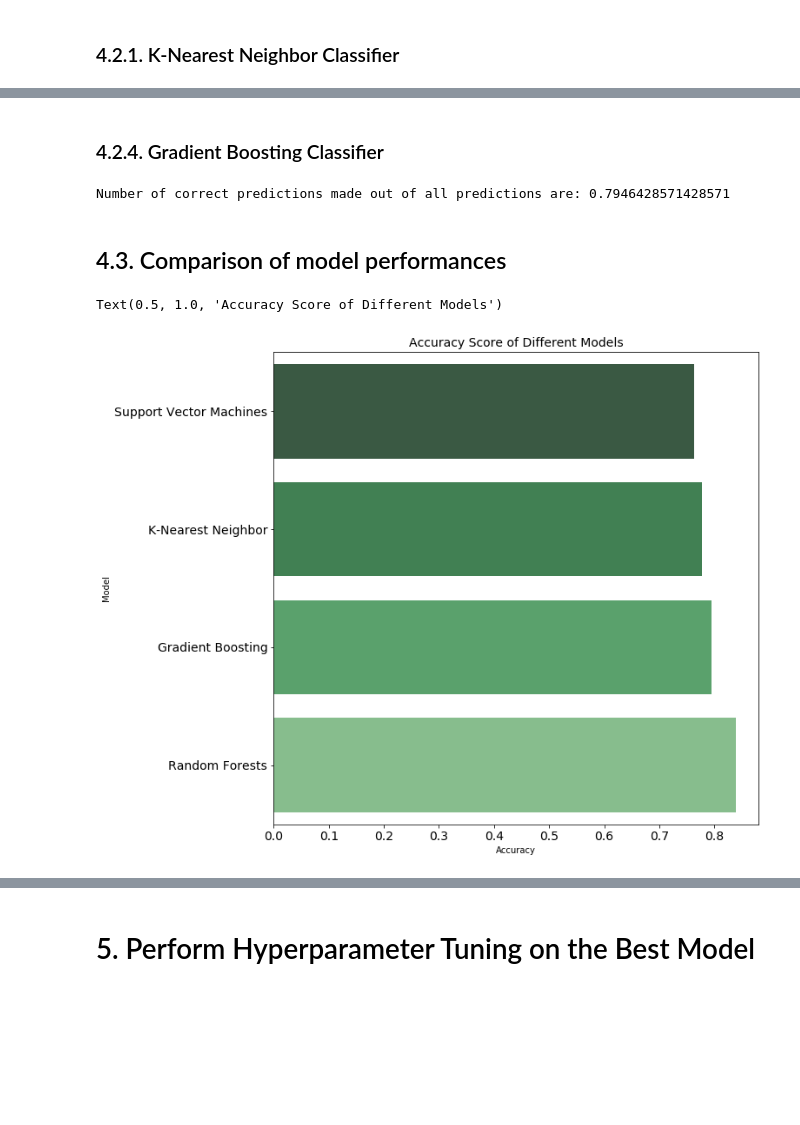
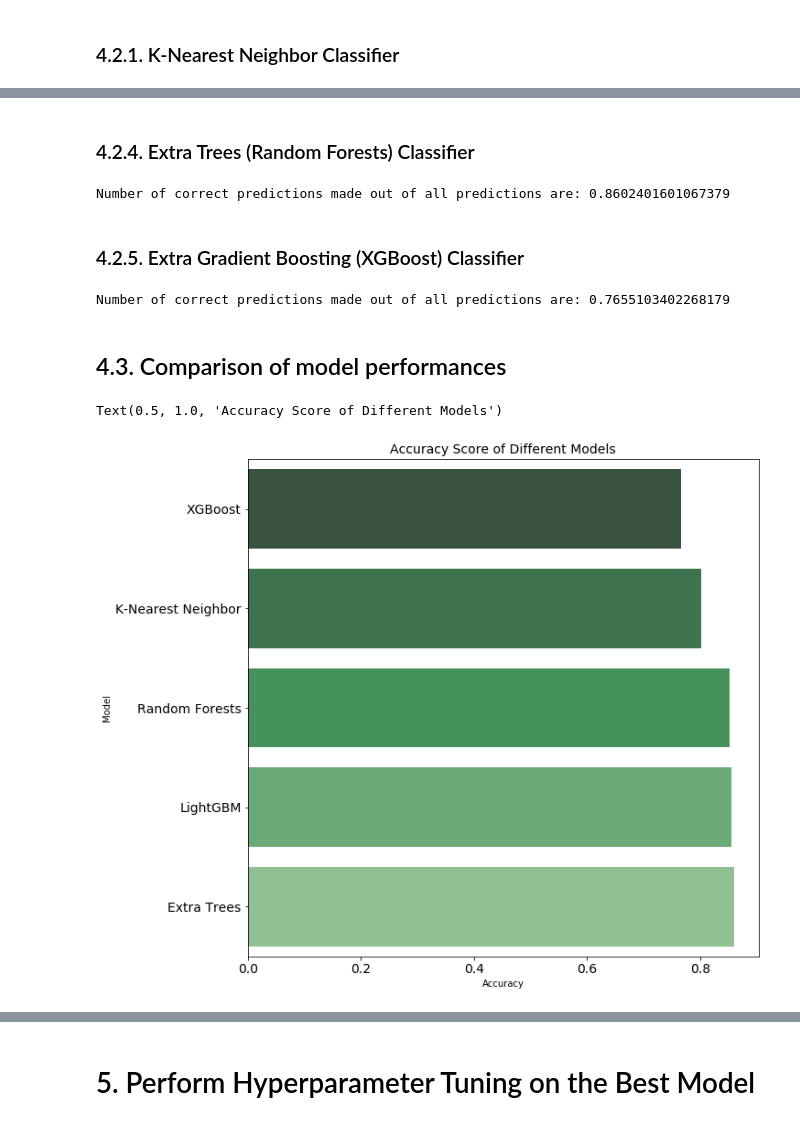
Before and after one commit to cereniyim/Customer-Segmentation-Unsupervised-ML-Model, a Jupyter notebook: Tree-Classification-ML-Model/fantastic-trees-where-to-find-how-to-detect-them.ipynb, the cells around one changed output, grey strips where cells are left out. Cells and saved outputs as stored; diff of their text form; code cells hidden in the pictures; blank space fills up the shorter version.

```diff
--- a/Tree-Classification-ML-Model/fantastic-trees-where-to-find-how-to-detect-them.ipynb
+++ b/Tree-Classification-ML-Model/fantastic-trees-where-to-find-how-to-detect-them.ipynb
@@ -445,4 +605,4 @@ Recall that Hillshade columns are collinear, looking at the above dataframe of c
 # %%
-trees_training = trees_w_numeric_soil.drop(columns=["Hillshade_9am", "Cover_Type"])
+trees_training = trees_w_numeric_soil[all_features]
 labels_training = trees_w_numeric_soil["Cover_Type"].as_matrix()
 # %% [markdown]
@@ -537,6 +699,6 @@ Number of correct predictions made out of all predictions are: 0.776785714285714
 # %%
 # create model apply fit_evaluate_model
-svm_classifier = SVC()
-svm_accuracy = fit_evaluate_model(svm_classifier, X_train_scaled, y_train, X_valid_scaled, y_valid)
-print("Number of correct predictions made out of all predictions are:", svm_accuracy)
+lgbm_classifier = LGBMClassifier()
+lgbm_accuracy = fit_evaluate_model(lgbm_classifier, X_train_scaled, y_train, X_valid_scaled, y_valid)
+print("Number of correct predictions made out of all predictions are:", lgbm_accuracy)
 # %% [output]
@@ -553,30 +715,39 @@ Number of correct predictions made out of all predictions are: 0.838293650793650
+# %% [markdown]
+### 4.2.4. Extra Trees (Random Forests) Classifier
+# %%
+# create model apply fit_evaluate_model
+xrf_classifier = ExtraTreesClassifier()
+xrf_accuracy = fit_evaluate_model(xrf_classifier, X_train, y_train, X_valid, y_valid)
+print("Number of correct predictions made out of all predictions are:", xrf_accuracy)
+# %% [output]
+Number of correct predictions made out of all predictions are: 0.8602401601067379
 # %% [markdown]
-### 4.2.4. Gradient Boosting Classifier
+### 4.2.5. Extra Gradient Boosting (XGBoost) Classifier
 # %%
 # create model apply fit_evaluate_model
-gb_classifier = GradientBoostingClassifier()
-gb_accuracy = fit_evaluate_model(gb_classifier, X_train, y_train, X_valid, y_valid)
-print("Number of correct predictions made out of all predictions are:", gb_accuracy)
+xgb_classifier = XGBClassifier()
+xgb_accuracy = fit_evaluate_model(xgb_classifier, X_train, y_train, X_valid, y_valid)
+print("Number of correct predictions made out of all predictions are:", xgb_accuracy)
 # %% [output]
-Number of correct predictions made out of all predictions are: 0.7946428571428571
+Number of correct predictions made out of all predictions are: 0.7655103402268179
 # %% [markdown]
 ## 4.3. Comparison of model performances
 # %%
 # create dataframe of accuracy and model and sort values
-performance_comparison = pd.DataFrame({"Model": ["K-Nearest Neighbor", "Support Vector Machines", "Random Forests", "Gradient Boosting"],
-                                       "Accuracy": [knn_accuracy, svm_accuracy, rf_accuracy, gb_accuracy]})
+performance_comparison = pd.DataFrame({"Model": ["K-Nearest Neighbor", "LightGBM", "Random Forests", "Extra Trees", "XGBoost"],
+                                       "Accuracy": [knn_accuracy, lgbm_accuracy, rf_accuracy, xrf_accuracy, xgb_accuracy]})
 
 performance_comparison = performance_comparison.sort_values(by="Accuracy", ascending=True)
 
 # set the plot
 plt.figure(figsize=(10,10))
 ax = sns.barplot(x="Accuracy", y="Model", data=performance_comparison, palette="Greens_d")
 
 # set title arrange labels
 plt.yticks(size = 14)
 plt.xticks(size = 14)
 plt.title("Accuracy Score of Different Models", size=14)
 # %% [output]
 Text(0.5, 1.0, 'Accuracy Score of Different Models')
-[figure, old version]
+[figure, new version]
 # %% [markdown]
```
Also changed, not shown: parts of 78 cells of this notebook.
